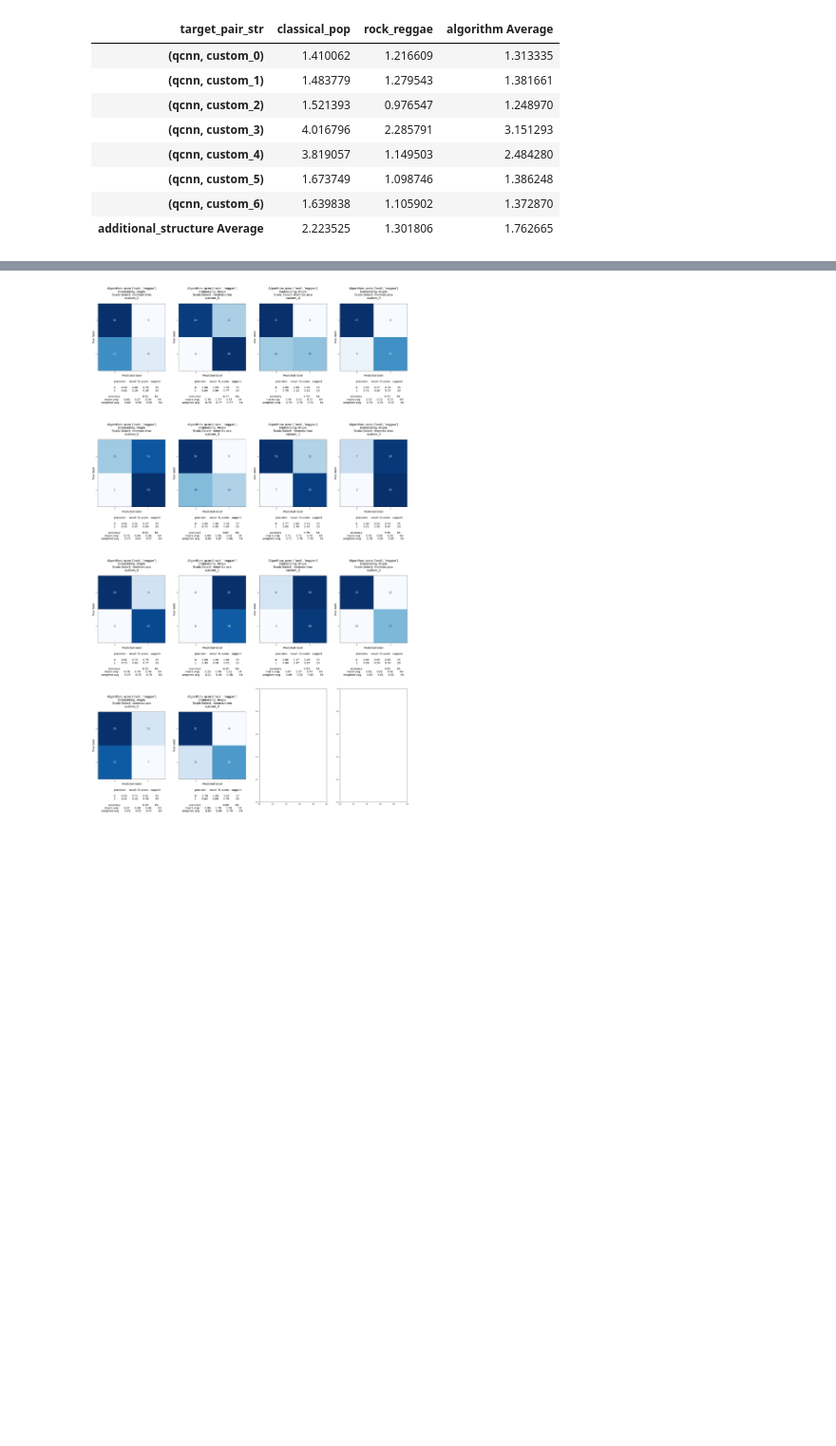
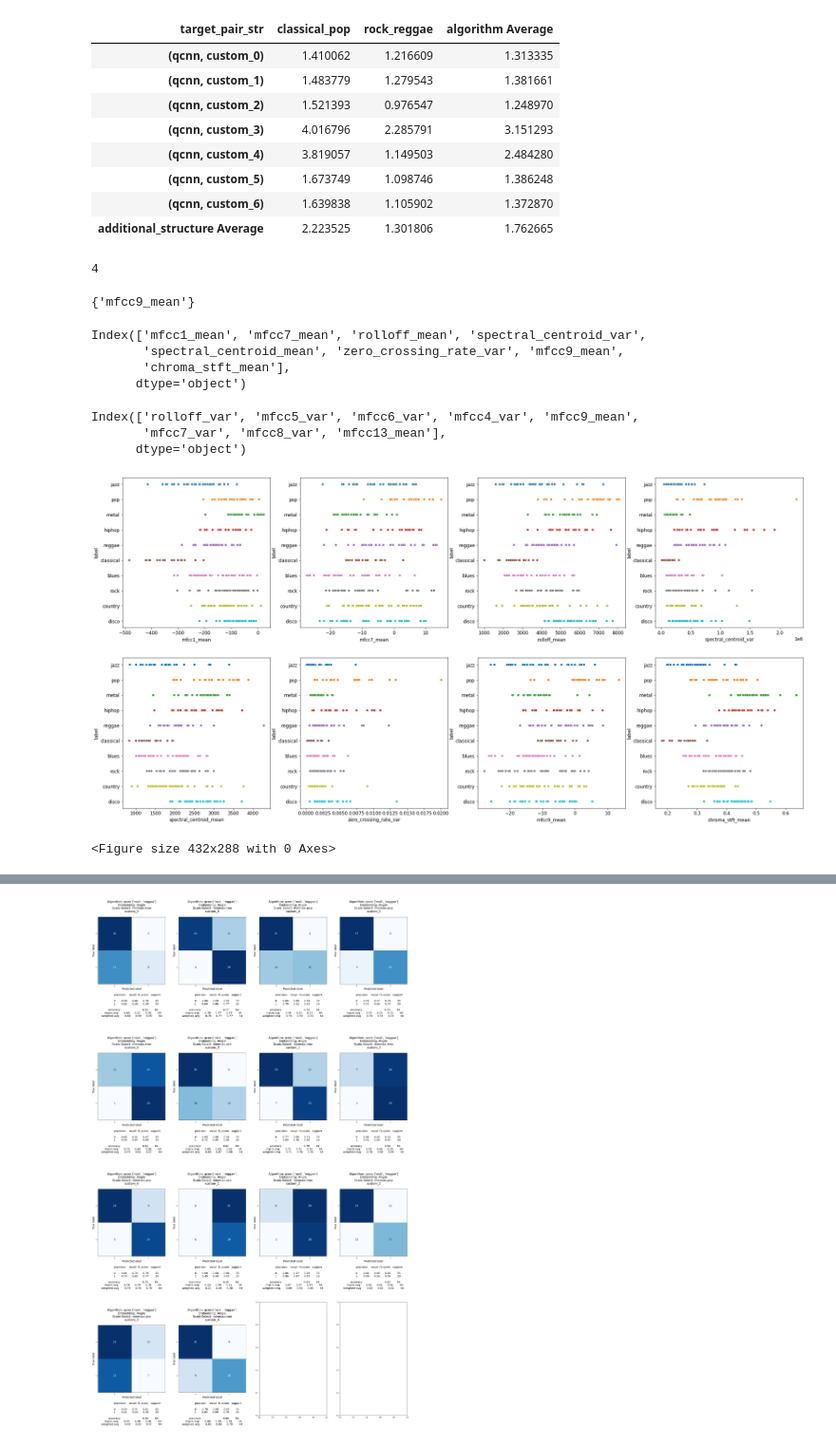
Before and after one commit to Fahlevi20/quantum-cnn, a Jupyter notebook: reports/20211202/binary-119.ipynb, the cells around one changed output, grey strips where cells are left out. Shown at 95% size. Cells and saved outputs as stored; diff of their text form; code cells hidden in the pictures; blank space fills up the shorter version.

```diff
--- a/reports/20211202/binary-119.ipynb
+++ b/reports/20211202/binary-119.ipynb
@@ -72,7 +72,7 @@ model_names = [
 # %%
 # Gather results
 Results = namedtuple(
-    "Results", ["model_name", "y_test_hat", "clf", "model_configuration", "samples_tfd"]
+    "Results", ["model_name", "y_test_hat", "clf", "model_configuration", "samples_tfd", "pipeline"]
 )
 result_list = []
 for model_name in model_names:
@@ -80,6 +80,7 @@ for model_name in model_names:
     clf = load(f"{path}/{model_name}-clf_results.joblib")
     model_configuration = load(f"{path}/{model_name}-model_configuration.joblib")
     samples_tfd = load(f"{path}/{model_name}-samples_tfd.joblib")
+    pipeline = load(f"{path}/{model_name}-pipeline.joblib")
     result_list = result_list + [
         Results(
             model_name,
@@ -87,6 +88,7 @@ for model_name in model_names:
             clf=clf,
             model_configuration=model_configuration,
             samples_tfd=samples_tfd,
+            pipeline=pipeline,
         )
     ]
 print(len(result_list))
@@ -210,3 +214,77 @@ get_result_table(
 | (qcnn, custom_5) | 1.673749 | 1.098746 | 1.386248 |
 | (qcnn, custom_6) | 1.639838 | 1.105902 | 1.372870 |
 | additional_structure Average | 2.223525 | 1.301806 | 1.762665 |
+# %%
+X_test = pd.read_csv(f"{path}/X_test.csv", index_col=0)
+filtered_results = [
+    result
+    for result in result_list
+    if result.model_configuration.additional_structure == 'custom_1'
+]
+len(filtered_results)
+# %% [output]
+4
+# %%
+import seaborn as sns
+Xy = X_test.join(y_test)
+# %%
+feature_names_1 = X_test.iloc[:,filtered_results[0].pipeline.steps[1][1].get_support()].columns
+feature_names_2 = X_test.iloc[:,filtered_results[2].pipeline.steps[1][1].get_support()].columns
+print(set(feature_names_1) & set(feature_names_2))
+# %% [output]
+{'mfcc9_mean'}
+# %%
+feature_names_1
+# %% [output]
+Index(['mfcc1_mean', 'mfcc7_mean', 'rolloff_mean', 'spectral_centroid_var',
+       'spectral_centroid_mean', 'zero_crossing_rate_var', 'mfcc9_mean',
+       'chroma_stft_mean'],
+      dtype='object')
+# %%
+feature_names_2
+# %% [output]
+Index(['rolloff_var', 'mfcc5_var', 'mfcc6_var', 'mfcc4_var', 'mfcc9_mean',
+       'mfcc7_var', 'mfcc8_var', 'mfcc13_mean'],
+      dtype='object')
+# %%
+feature_names = feature_names_1
+SMALL_SIZE = 8
+MEDIUM_SIZE = 12
+BIGGER_SIZE = 16
+plt.rc("font", size=MEDIUM_SIZE)  # controls default text sizes
+plt.rc("axes", titlesize=BIGGER_SIZE)  # fontsize of the axes title
+plt.rc("axes", labelsize=MEDIUM_SIZE)  # fontsize of the x and y labels
+plt.rc("xtick", labelsize=MEDIUM_SIZE)  # fontsize of the tick labels
+plt.rc("ytick", labelsize=MEDIUM_SIZE)  # fontsize of the tick labels
+plt.rc("legend", fontsize=SMALL_SIZE)  # legend fontsize
+plt.rc("figure", titlesize=BIGGER_SIZE)  # fontsize of the figure title
+
+row_width = 32
+row_height = 8
+columns_in_row = 4
+n_plots = len(feature_names)
+n_rows = int(np.ceil(n_plots / columns_in_row))
+fig, axes = plt.subplots(n_rows, columns_in_row, figsize=(row_width, n_rows * row_height))
+for feature, i in zip(feature_names, range(n_plots)):
+    col = i % columns_in_row
+    row = int(np.floor(i / columns_in_row))
+    y_test_hat = result.y_test_hat
+    clf = result.clf
+    model_configuration = result.model_configuration
+    samples_tfd = result.samples_tfd
+    model_name = result.model_name
+
+    axes[row, col].grid(False)
+
+    #axes[row, col].set_title(title_text)
+    #axes[row, col].set_xlabel(f"Predicted label\n\n{display_report}")
+    #sns.catplot(ax = axes[row, col],x = feature, y = "label", data = Xy)
+    sns.scatterplot(x=feature, y='label', hue="label", data= Xy,ax=axes[row, col], legend = False)
+
+
+plt.close()
+plt.tight_layout()
+fig
+# %% [output]
+[figure, added]
+<Figure size 432x288 with 0 Axes>
```
Also changed, not shown: parts of 2 cells of this notebook, 10 other files.
